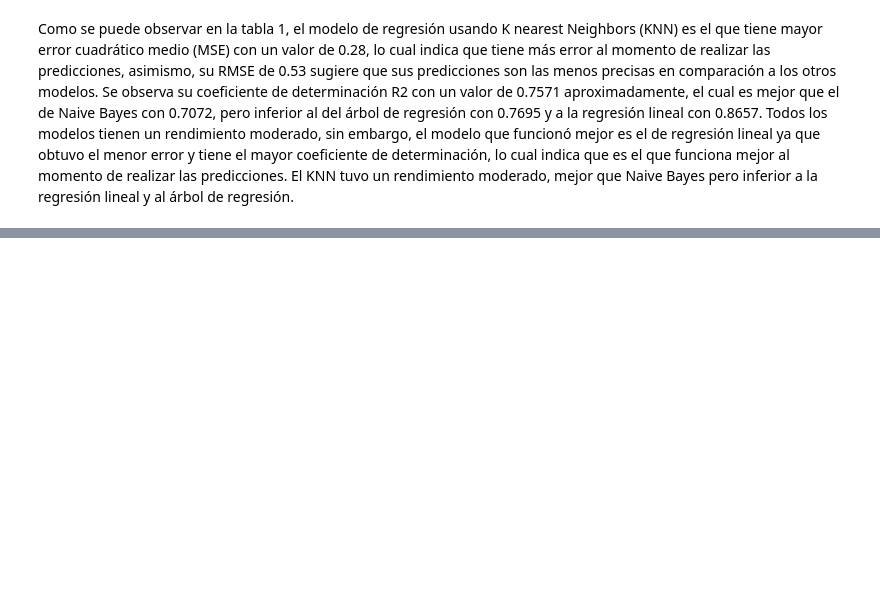
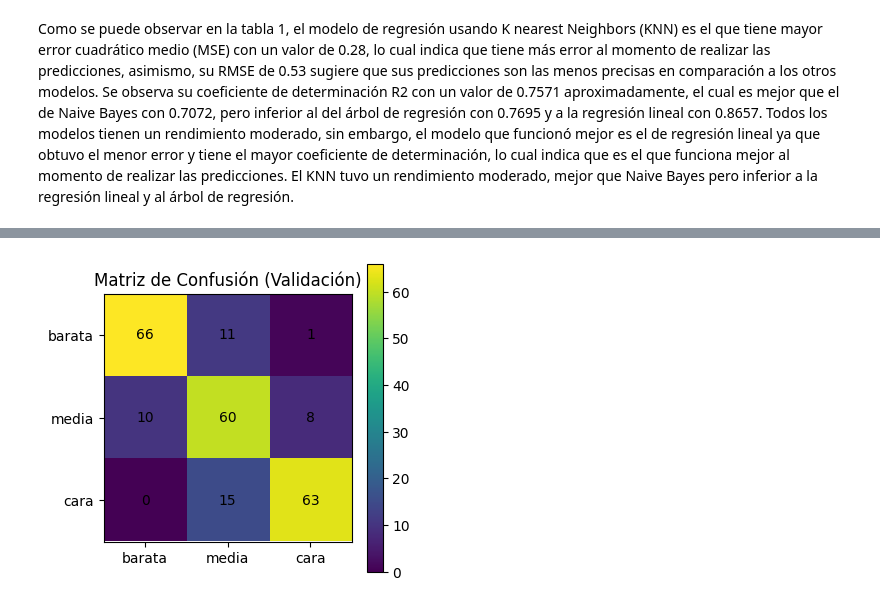
Before and after one commit to HanseLopez99/K-Nearest-Neighbors-Data-Mining, a Jupyter notebook: proyecto2.ipynb, the cells around one changed output, grey strips where cells are left out. Drawn from its saved outputs; the diff is of its cells as text; code cells hidden in the pictures; blank space fills up the shorter version.

Commit message:
feat: Add clasification model with KNN

```diff
--- a/proyecto2.ipynb
+++ b/proyecto2.ipynb
@@ -1873,0 +1883,76 @@ Como se puede observar en la tabla 1, el modelo de regresión usando K nearest N
+# %%
+# 1. Cargar librerías
+import pandas as pd
+import numpy as np
+import matplotlib.pyplot as plt
+from sklearn.model_selection import train_test_split
+from sklearn.neighbors import KNeighborsClassifier
+from sklearn.preprocessing import StandardScaler
+from sklearn.metrics import accuracy_score, classification_report, confusion_matrix
+
+# 2. Cargar datos de entrenamiento
+df_train = pd.read_csv('train_preprocessed.csv')
+
+# 3. Creación (o verificación) de la variable categórica "PrecioCat" a partir de SalePrice
+df_train['PrecioCat'] = pd.qcut(df_train['SalePrice'],
+                                q=3,
+                                labels=['barata', 'media', 'cara'])
+
+# 4. Definir la matriz de características (X) y la variable respuesta (y)
+columnas_features = [
+    'OverallQual',
+    'GrLivArea',
+    'GarageCars',
+    'TotalBsmtSF',
+    'YearBuilt'
+]
+X = df_train[columnas_features].copy()
+y = df_train['PrecioCat'].copy()
+
+# Separar un set de validación interno
+X_train, X_val, y_train, y_val = train_test_split(
+    X, y,
+    test_size=0.2,
+    random_state=42,
+    stratify=y
+)
+
+# 5. Escalar los datos
+scaler = StandardScaler()
+scaler.fit(X_train)
+X_train_scaled = scaler.transform(X_train)
+X_val_scaled   = scaler.transform(X_val)
+
+# 6. Entrenar el modelo KNN (clasificación)
+knn_clf = KNeighborsClassifier(n_neighbors=5)
+knn_clf.fit(X_train_scaled, y_train)
+
+# 7. Evaluar en validación
+y_val_pred = knn_clf.predict(X_val_scaled)
+print("Accuracy en validación:", accuracy_score(y_val, y_val_pred))
+print("\nReporte de Clasificación:\n", classification_report(y_val, y_val_pred))
+print("Matriz de confusión (numérica):\n", confusion_matrix(y_val, y_val_pred))
+
+# Creamos la matriz de confusión como un array
+labels = ['barata', 'media', 'cara']  # mismo orden que los bins de qcut
+cm = confusion_matrix(y_val, y_val_pred, labels=labels)
+
+plt.figure(figsize=(4, 4))
+plt.imshow(cm)  # Usar el cmap por defecto, sin definir colores manualmente
+plt.title("Matriz de Confusión (Validación)")
+
+# Agregar labels en los ejes
+plt.xticks(range(len(labels)), labels)
+plt.yticks(range(len(labels)), labels)
+
+# Agregar los valores numéricos dentro de cada celda
+for i in range(cm.shape[0]):
+    for j in range(cm.shape[1]):
+        plt.text(j, i, str(cm[i, j]),
+                 ha='center', va='center')
+
+# Agregar una barra de colores (opcional)
+plt.colorbar()
+
+plt.show()
+# %% [output]
@@ -1873,0 +1976 @@ Como se puede observar en la tabla 1, el modelo de regresión usando K nearest N
+[figure, added]
```
Also changed, not shown: parts of 3 cells of this notebook, 1 other file.
